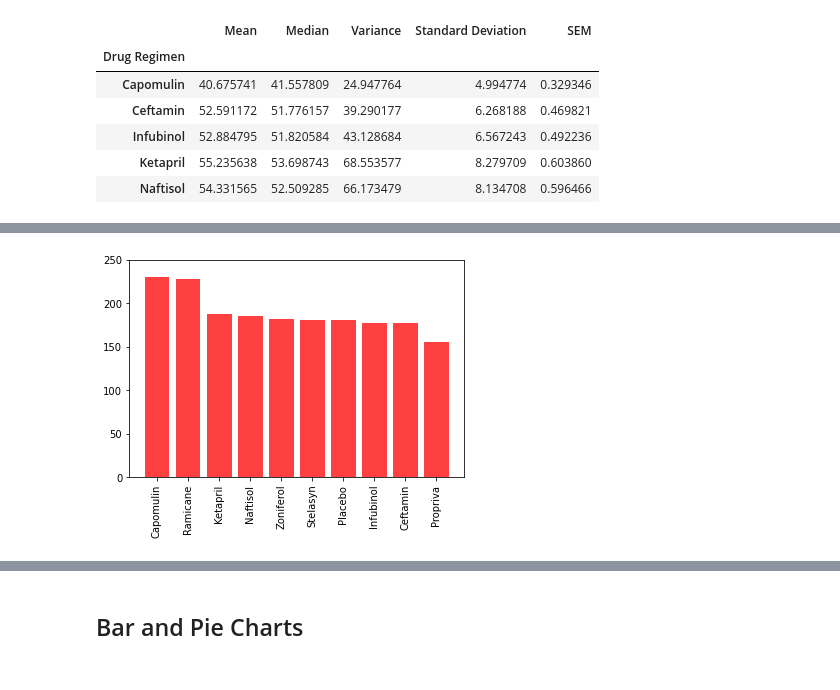
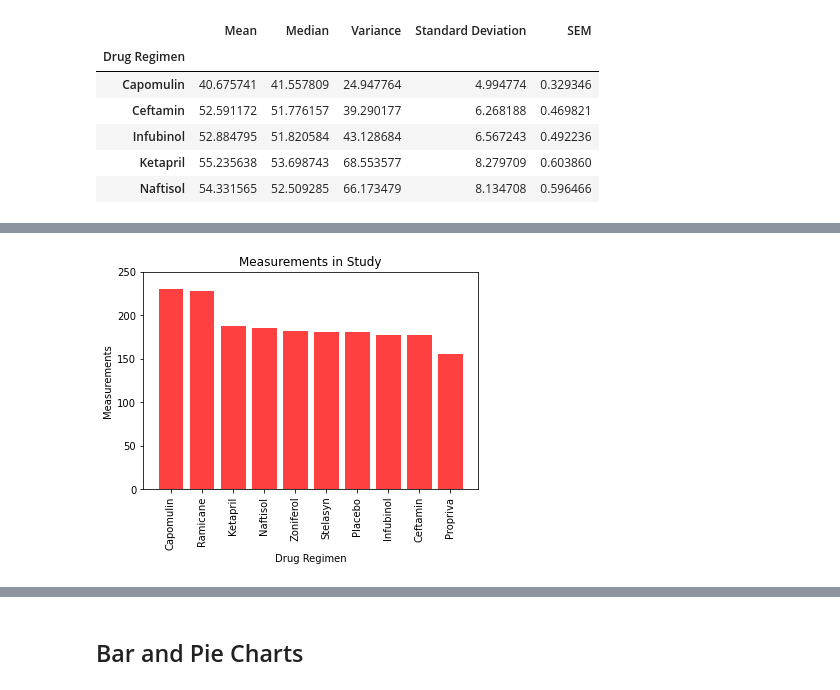
Before and after one commit to Navilongo/Pharmaceutical-Analysis-with-Python, a Jupyter notebook: pymaceuticals.ipynb, the cells around one changed output, grey strips where cells are left out. Saved outputs shown, nothing was run; the diff lists cells and outputs as text; code cells hidden in the pictures.

```diff
--- a/pymaceuticals.ipynb
+++ b/pymaceuticals.ipynb
@@ -137,9 +137,12 @@ bar_df
 # %%
 x_value = bar_df["Drug Regimen"]
 y_value = bar_df["Count"]
+plt.xlabel("Drug Regimen")
+plt.ylabel("Measurements")
+plt.title("Measurements in Study")
 plt.ylim(0, max(bar_df["Count"])+ 20)
 plt.bar(x_value, y_value, facecolor="red", alpha=0.75)
 plt.xticks(rotation=90)
 plt.show()
 # %% [output]
-[figure, old version]
+[figure, new version]
```
Also changed, not shown: parts of 2 cells of this notebook.
